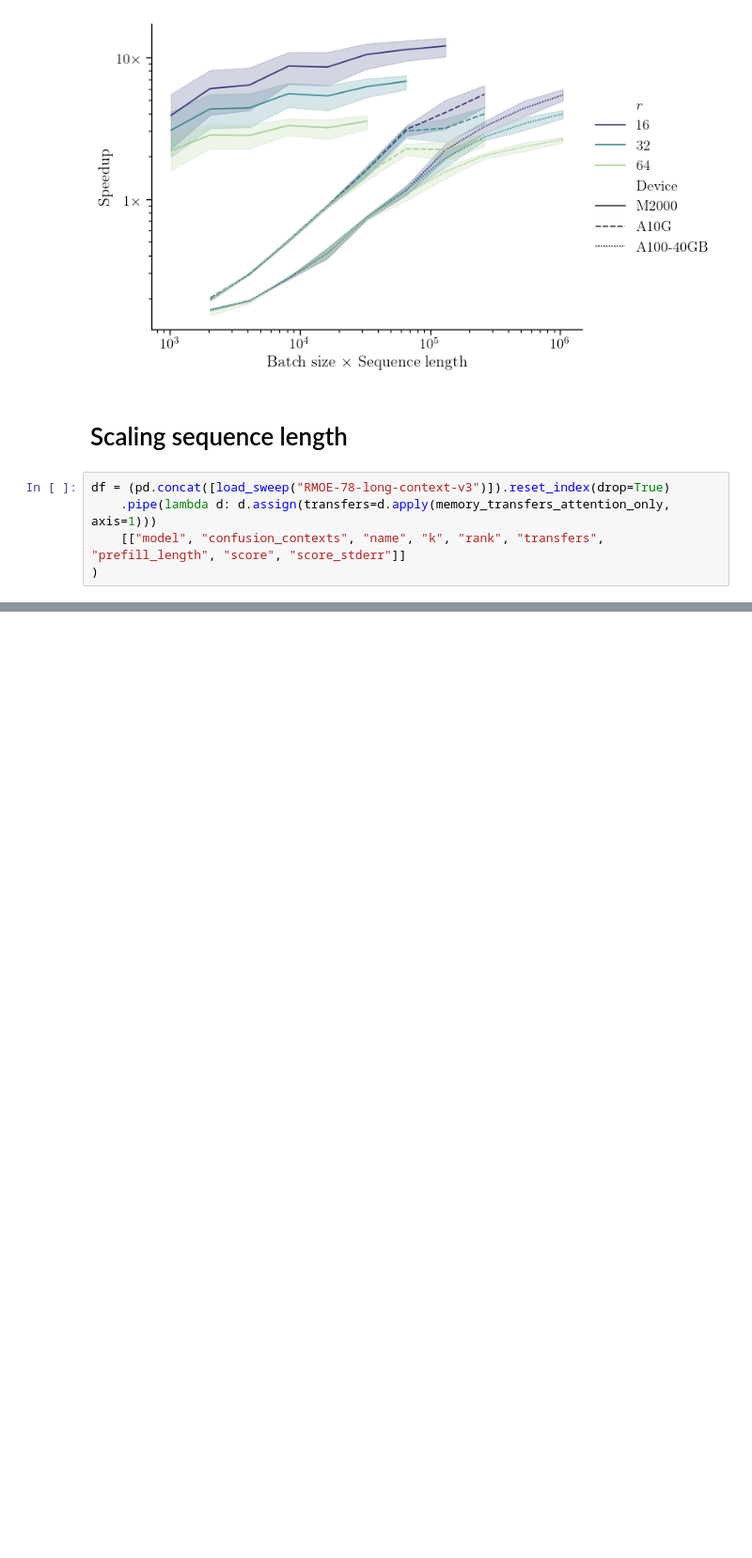
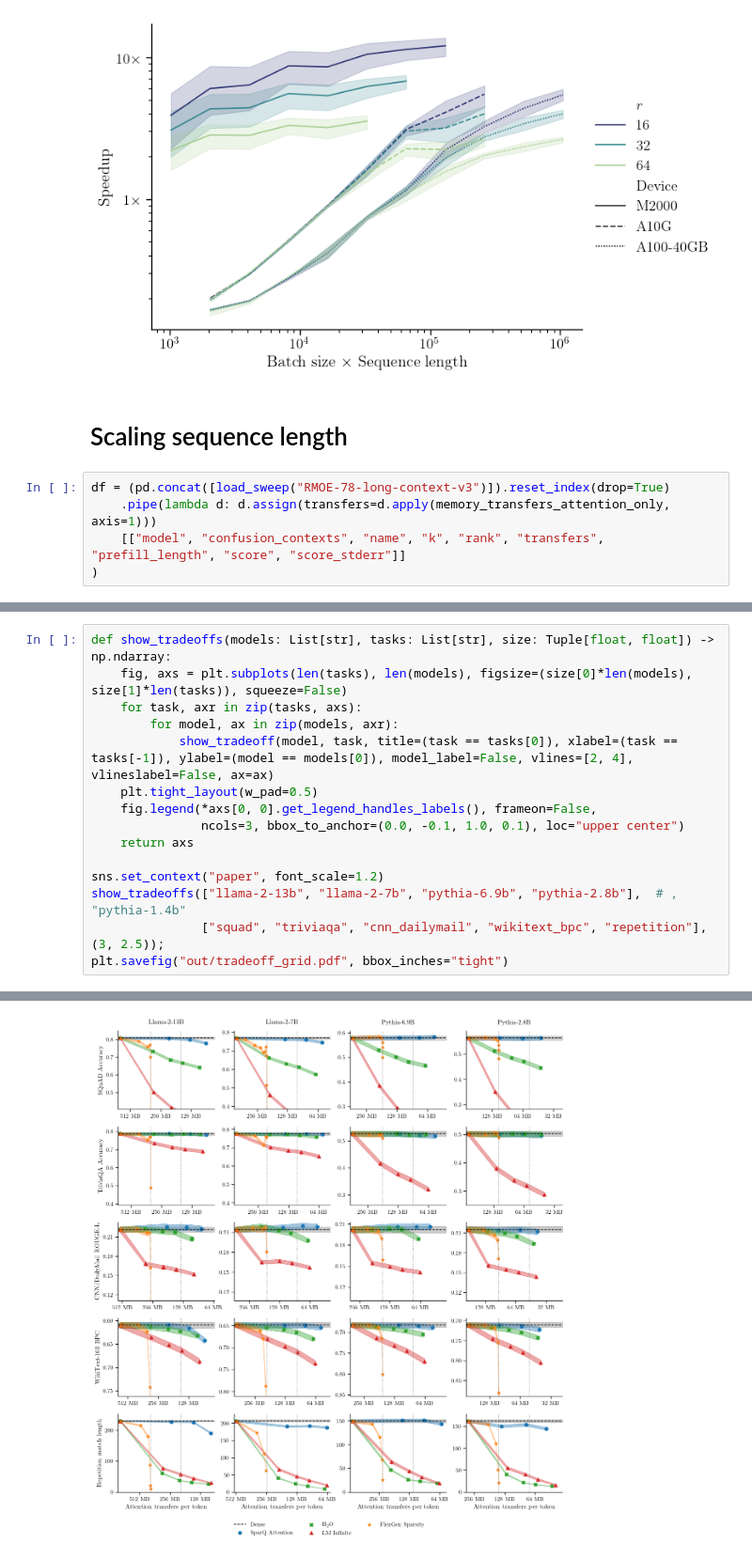
Before and after one commit to graphcore-research/llm-inference-research, a Jupyter notebook: 2023-sparse-attention/rmoe-84-paper/FiguresDO.ipynb, the cells around one changed output, grey strips where cells are left out. Shown: that part at 94% size. Cells and saved outputs as stored; diff of their text form; blank space fills up the shorter version.

```diff
--- a/2023-sparse-attention/rmoe-84-paper/FiguresDO.ipynb
+++ b/2023-sparse-attention/rmoe-84-paper/FiguresDO.ipynb
@@ -275,0 +396,16 @@ plt.savefig(f"out/sequence_length_scaling.pdf", bbox_inches="tight")
+# %%
+def show_tradeoffs(models: List[str], tasks: List[str], size: Tuple[float, float]) -> np.ndarray:
+    fig, axs = plt.subplots(len(tasks), len(models), figsize=(size[0]*len(models), size[1]*len(tasks)), squeeze=False)
+    for task, axr in zip(tasks, axs):
+        for model, ax in zip(models, axr):
+            show_tradeoff(model, task, title=(task == tasks[0]), xlabel=(task == tasks[-1]), ylabel=(model == models[0]), model_label=False, vlines=[2, 4], vlineslabel=False, ax=ax)
+    plt.tight_layout(w_pad=0.5)
+    fig.legend(*axs[0, 0].get_legend_handles_labels(), frameon=False,
+               ncols=3, bbox_to_anchor=(0.0, -0.1, 1.0, 0.1), loc="upper center")
+    return axs
+
+sns.set_context("paper", font_scale=1.2)
+show_tradeoffs(["llama-2-13b", "llama-2-7b", "pythia-6.9b", "pythia-2.8b"],  # , "pythia-1.4b"
+               ["squad", "triviaqa", "cnn_dailymail", "wikitext_bpc", "repetition"], (3, 2.5));
+plt.savefig("out/tradeoff_grid.pdf", bbox_inches="tight")
+# %% [output]
@@ -275,0 +414 @@ plt.savefig(f"out/sequence_length_scaling.pdf", bbox_inches="tight")
+[figure, added]
```
Also changed, not shown: parts of 8 cells of this notebook.
